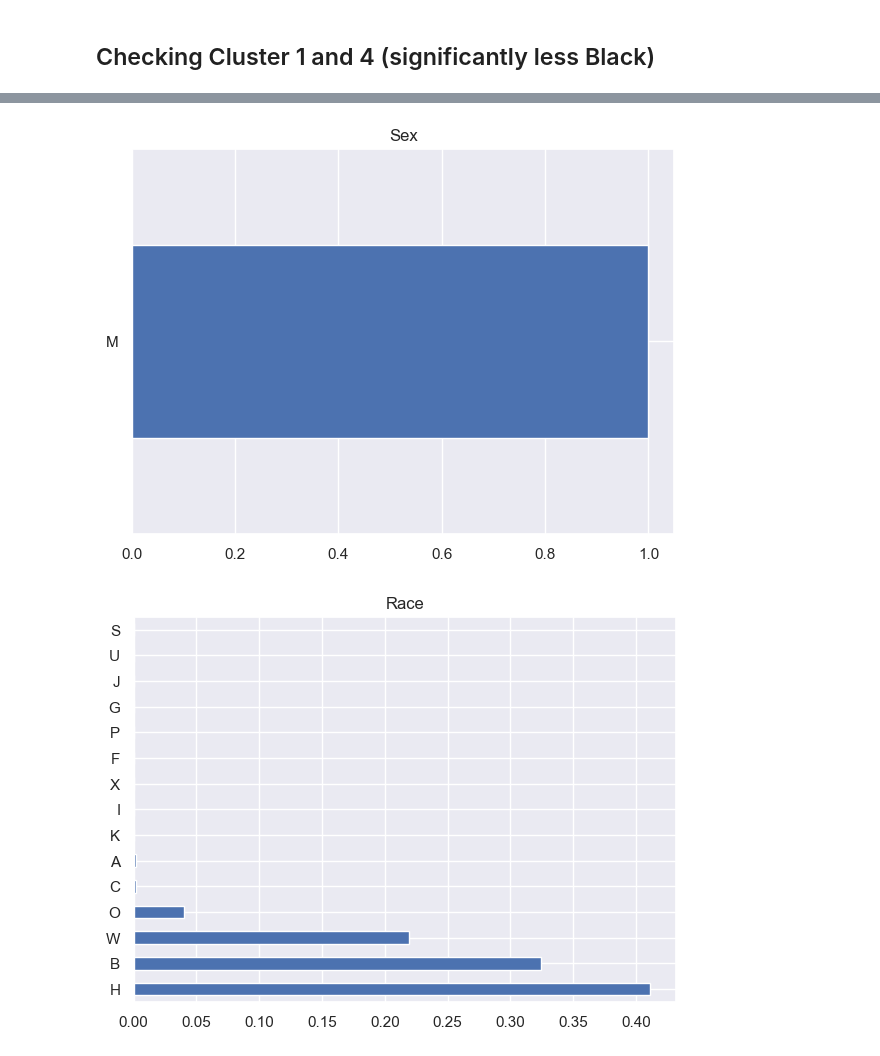
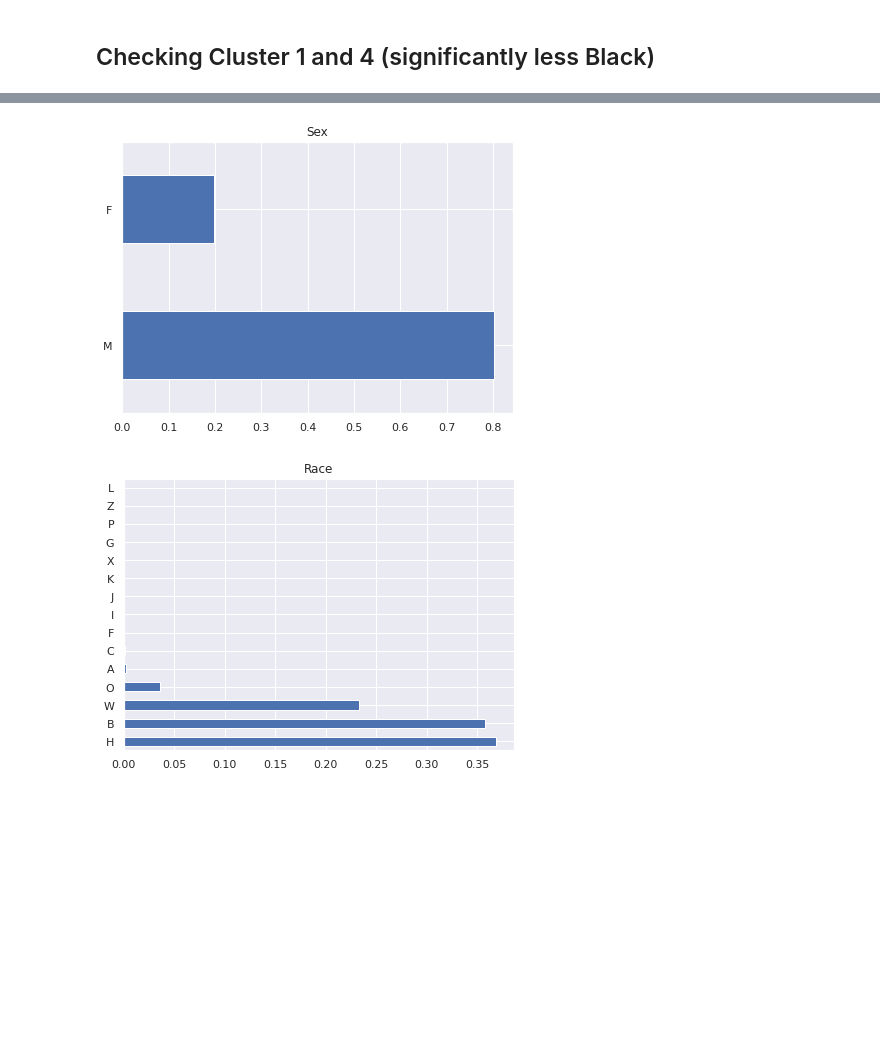
Before and after one commit to zaxiang/Implicit_Bias_Detection, a Jupyter notebook: analyze_clusters_w_Sex.ipynb, the cells around one changed output, grey strips where cells are left out. Drawn from its saved outputs; the diff is of its cells as text; code cells hidden in the pictures; blank space fills up the shorter version.

```diff
--- a/analyze_clusters_w_Sex.ipynb
+++ b/analyze_clusters_w_Sex.ipynb
@@ -457,5 +494,5 @@ plot_arrest_type(cluster4)
 # %%
-plot_sex_race(cluster1)
+plot_sex_race(cluster0)
 # %% [output]
-[figure, old version]
+[figure, new version]
-[figure, old version]
+[figure, new version]
```
Also changed, not shown: parts of 35 cells of this notebook, 5 other files.
